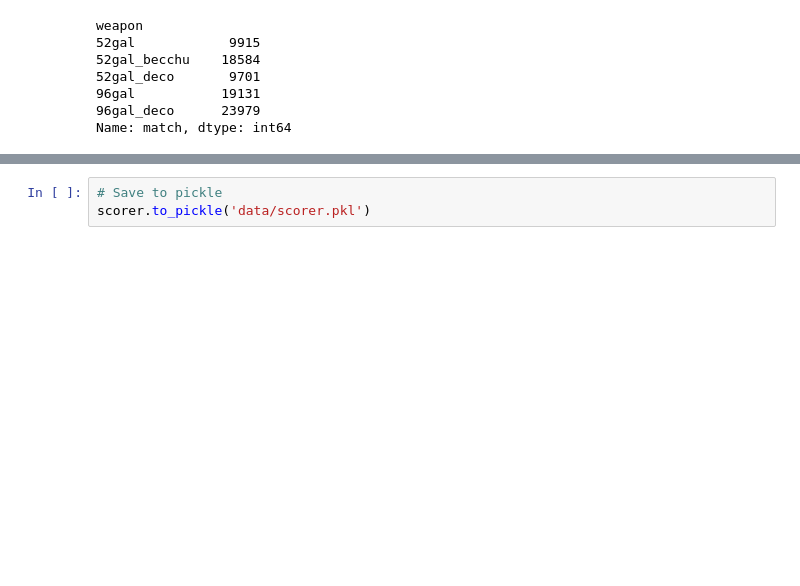
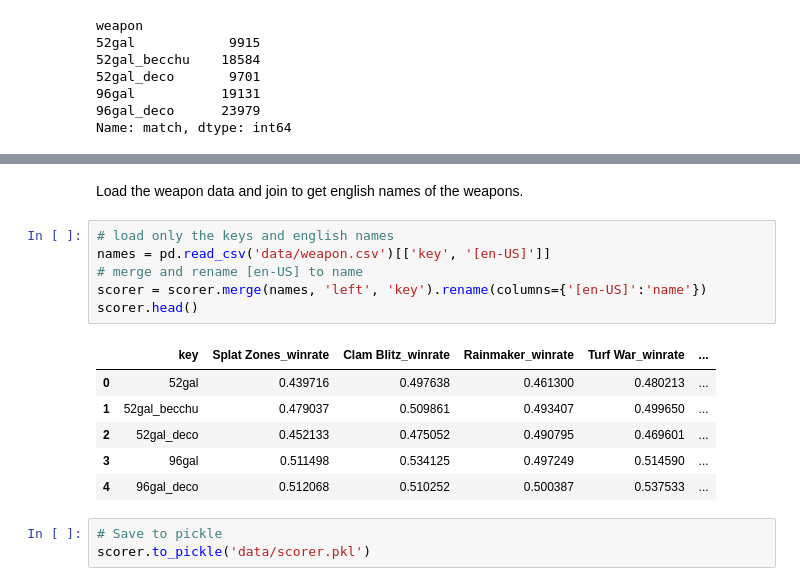
Before and after one commit to Rokushou/Splatoon-2-Meta-Modeling, a Jupyter notebook: Weapon Recommender.ipynb, the cells around one changed output, grey strips where cells are left out. Cells and saved outputs as stored; diff of their text form; blank space fills up the shorter version.

```diff
--- a/Weapon Recommender.ipynb
+++ b/Weapon Recommender.ipynb
@@ -322,3 +322,18 @@ scorer.head()
+# %% [markdown]
+Load the weapon data and join to get english names of the weapons.
+# %%
+# load only the keys and english names
+names = pd.read_csv('data/weapon.csv')[['key', '[en-US]']]
+# merge and rename [en-US] to name
+scorer = scorer.merge(names, 'left', 'key').rename(columns={'[en-US]':'name'})
+scorer.head()
+# %% [output]
+|  | key | Splat Zones_winrate | Clam Blitz_winrate | Rainmaker_winrate | Turf War_winrate | ... |
+| 0 | 52gal | 0.439716 | 0.497638 | 0.461300 | 0.480213 | ... |
+| 1 | 52gal_becchu | 0.479037 | 0.509861 | 0.493407 | 0.499650 | ... |
+| 2 | 52gal_deco | 0.452133 | 0.475052 | 0.490795 | 0.469601 | ... |
+| 3 | 96gal | 0.511498 | 0.534125 | 0.497249 | 0.514590 | ... |
+| 4 | 96gal_deco | 0.512068 | 0.510252 | 0.500387 | 0.537533 | ... |
 # %%
 # Save to pickle
 scorer.to_pickle('data/scorer.pkl')
```
Also changed, not shown: parts of 11 cells of this notebook.
